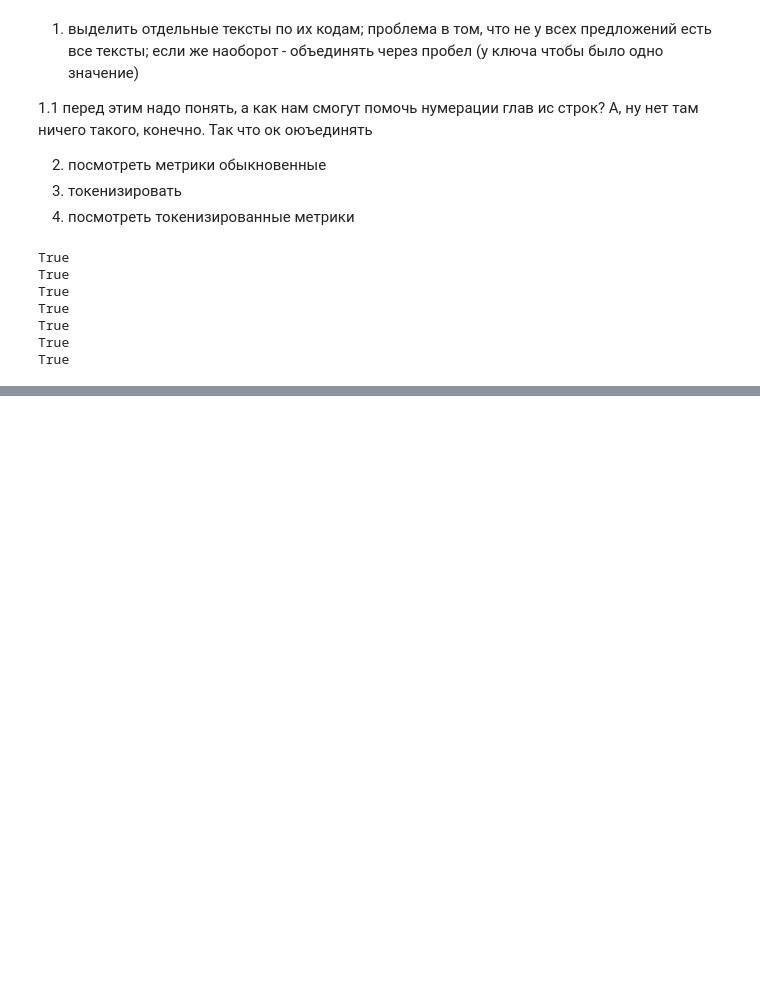
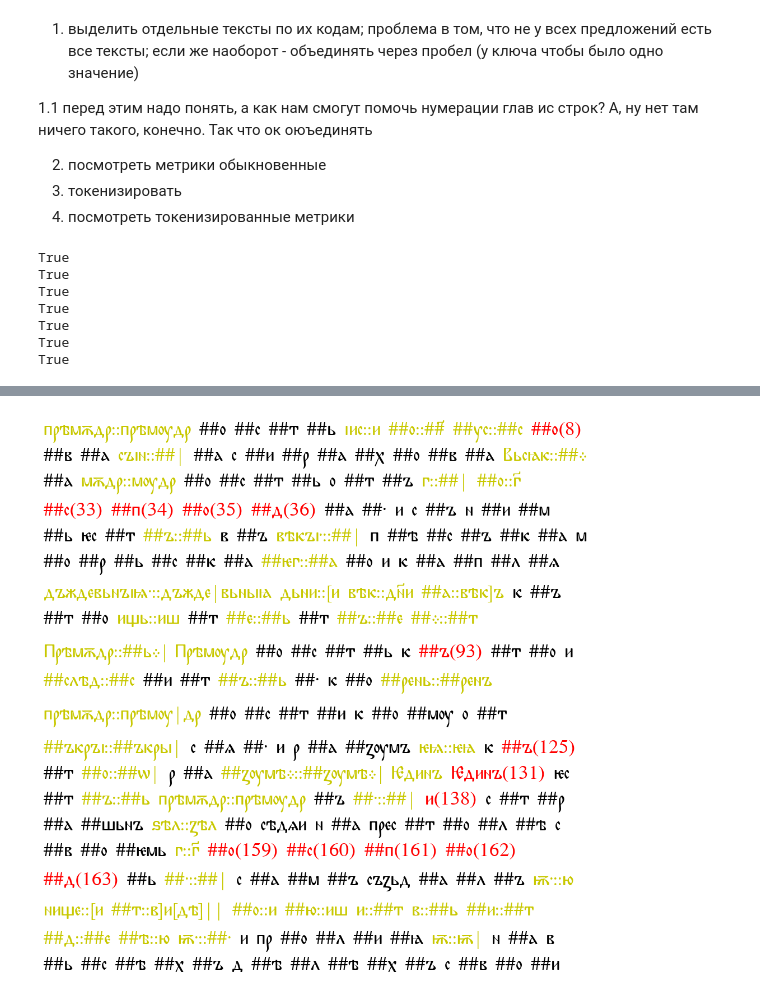
Before and after one commit to GlanceFromTheScreen/OldSlavicTextsCollision, a Jupyter notebook: Levenshtein.ipynb, the cells around one changed output, grey strips where cells are left out. Drawn from its saved outputs; the diff is of its cells as text; code cells hidden in the pictures; blank space fills up the shorter version.

```diff
--- a/Levenshtein.ipynb
+++ b/Levenshtein.ipynb
@@ -705,0 +676,5 @@ data = get_metrics_matrices(
+# %%
+old_slavonic_vocab = fit_tokenizer(
+    [dataset['O'], dataset['I'], dataset['Д'], dataset['П'], dataset['В'], dataset['K']],
+    1000
+)
@@ -705,0 +843,9 @@ data = get_metrics_matrices(
+# %%
+t1, t2 = highlight_changes_slavic(
+    tokenize(dataset['O'], old_slavonic_vocab),
+    tokenize(dataset['I'], old_slavonic_vocab)
+)
+print(t1)
+print()
+print(t2)
+print()
@@ -705,0 +856,4 @@ data = get_metrics_matrices(
+# %%
+printTextWithColors(t1, canvas_w=1000, canvas_h = 1000)
+# %% [output]
+[figure, added]
```
Also changed, not shown: parts of 27 cells of this notebook, 1 other file.
